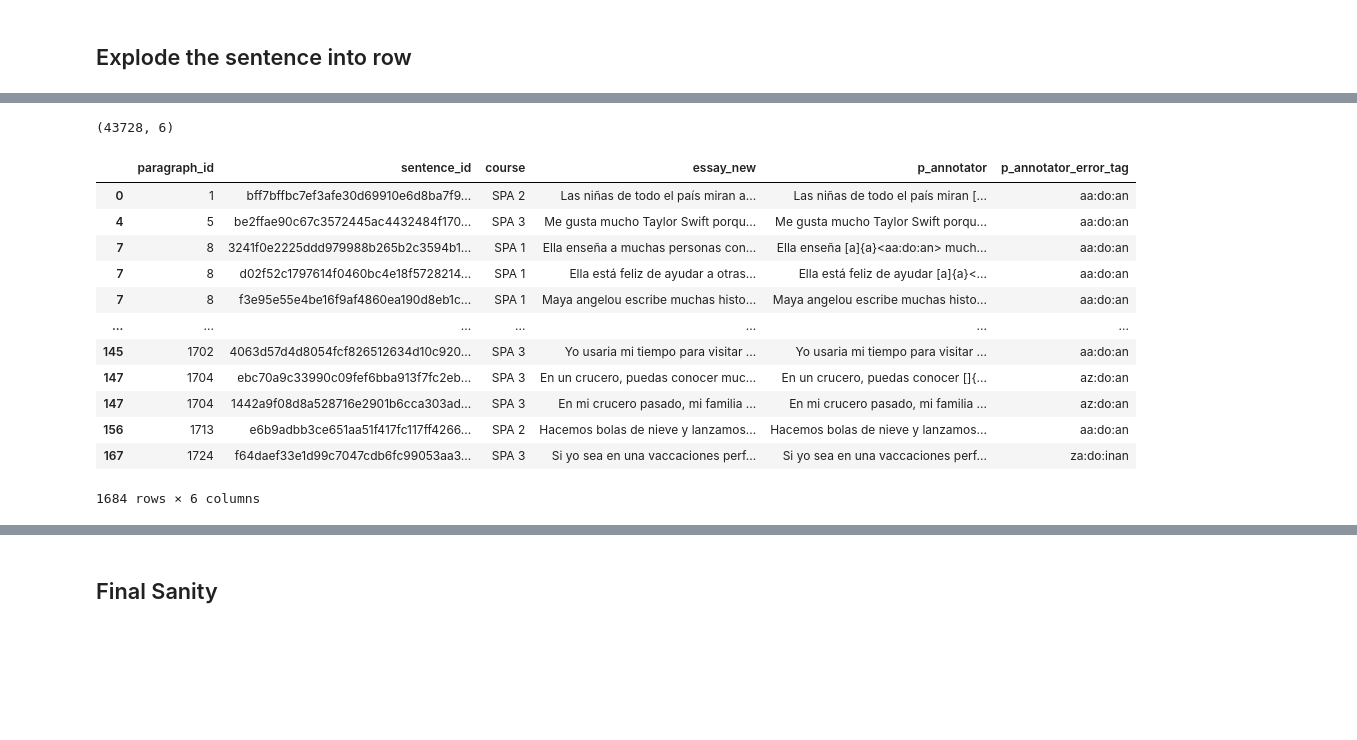
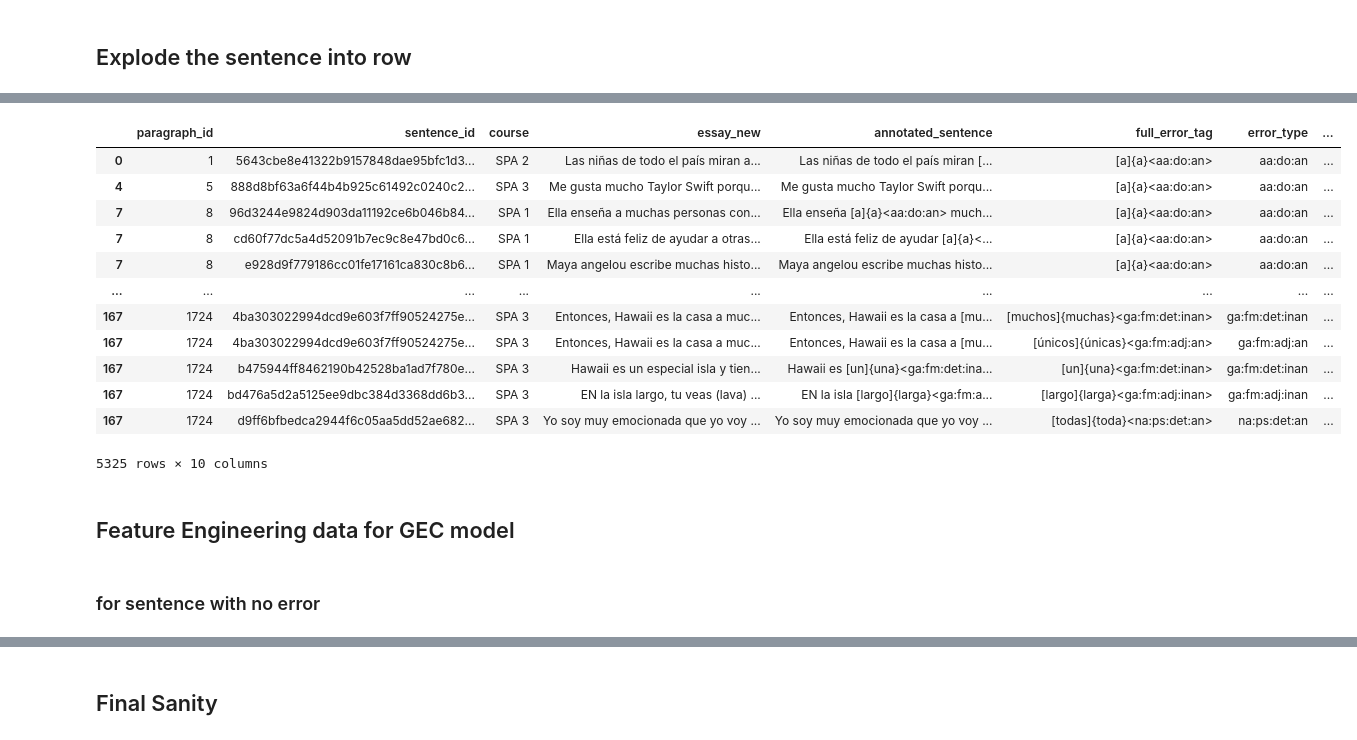
Before and after one commit to team-langbot/model_gec, a Jupyter notebook: EDA.ipynb, the cells around one changed output, grey strips where cells are left out. Drawn from its saved outputs; the diff is of its cells as text; code cells hidden in the pictures; blank space fills up the shorter version.

```diff
--- a/EDA.ipynb
+++ b/EDA.ipynb
@@ -314,5 +337,5 @@ df_split['p_anno_error_cnt'] = df_split['p_annotator'].str.count(pattern)
 df_split['g_anno_error_cnt'] = df_split['g_annotator'].str.count(pattern)
 # %%
 # extracting all the errors into the list
-df_split['p_annotator_error_tag'] = df_split['p_annotator'].str.findall('\[.*?\]\{.*?\}\<(.*?)\>')
-df_split['g_annotator_error_tag'] = df_split['g_annotator'].str.findall('\[.*?\]\{.*?\}\<(.*?)\>')
+df_split['p_annotator_error_tag'] = df_split['p_annotator'].str.findall('\[.*?\]\{.*?\}\<.*?\>')
+df_split['g_annotator_error_tag'] = df_split['g_annotator'].str.findall('\[.*?\]\{.*?\}\<.*?\>')
@@ -319,7 +358,11 @@ df_split['g_annotator_error_tag'] = df_split['g_annotator'].str.findall('\[.*?\]
 # %%
 # normalize the dataset
 df1 = df_split[['paragraph_id', 'sentence_id','course','essay_new', 'p_annotator','p_annotator_error_tag']]
-df2 = df_split[['paragraph_id', 'sentence_id','course','essay_new', 'p_annotator','p_annotator_error_tag']]
+df2 = df_split[['paragraph_id', 'sentence_id','course','essay_new', 'g_annotator','g_annotator_error_tag']]
 #TODO: Above line should have g_annotator and g_annotator_error?
 
+df1 = df1.rename(columns={'p_annotator': 'annotated_sentence', 'p_annotator_error_tag': 'full_error_tag'})
+df2 = df2.rename(columns={'g_annotator': 'annotated_sentence', 'g_annotator_error_tag': 'full_error_tag'})
+
+
 df_normalize = pd.concat([df1, df2], axis=0)
@@ -328,20 +369,29 @@ df_final = df_normalize.explode(['p_annotator_error_tag'])
-# %%
-df_final.shape
-# %% [output]
-(43728, 6)
+# %%
+# sentence with multiple error tags get explode into copy of the corresponding sentence
+df_final = df_normalize.explode(['full_error_tag'])
+# %%
+# get error_tag  #correction  #error
+
+df_final['error_tag'] = df_final['full_error_tag'].str.extract(r'\[.*?\]\{.*?\}\<(.*?)\>')
+df_final['correction'] = df_final['full_error_tag'].str.extract(r'\[.*?\]\{(.*?)\}\<.*?\>')
+df_final['error'] = df_final['full_error_tag'].str.extract(r'\[(.*?)\]\{.*?\}\<.*?\>')
 # %%
-df_final[df_final['p_annotator_error_tag'].notnull()]
+df_final[df_final['error_tag'].notnull()]
 # %% [output]
-|  | paragraph_id | sentence_id | course | essay_new | p_annotator | p_annotator_error_tag |
-| 0 | 1 | bff7bffbc7ef3afe30d69910e6d8ba7f9... | SPA 2 | Las niñas de todo el país miran a... | Las niñas de todo el país miran [... | aa:do:an |
-| 4 | 5 | be2ffae90c67c3572445ac4432484f170... | SPA 3 | Me gusta mucho Taylor Swift porqu... | Me gusta mucho Taylor Swift porqu... | aa:do:an |
-| 7 | 8 | 3241f0e2225ddd979988b265b2c3594b1... | SPA 1 | Ella enseña a muchas personas con... | Ella enseña [a]{a}<aa:do:an> much... | aa:do:an |
-| 7 | 8 | d02f52c1797614f0460bc4e18f5728214... | SPA 1 | Ella está feliz de ayudar a otras... | Ella está feliz de ayudar [a]{a}<... | aa:do:an |
-| 7 | 8 | f3e95e55e4be16f9af4860ea190d8eb1c... | SPA 1 | Maya angelou escribe muchas histo... | Maya angelou escribe muchas histo... | aa:do:an |
-| ... | ... | ... | ... | ... | ... | ... |
-| 145 | 1702 | 4063d57d4d8054fcf826512634d10c920... | SPA 3 | Yo usaria mi tiempo para visitar ... | Yo usaria mi tiempo para visitar ... | aa:do:an |
-| 147 | 1704 | ebc70a9c33990c09fef6bba913f7fc2eb... | SPA 3 | En un crucero, puedas conocer muc... | En un crucero, puedas conocer []{... | az:do:an |
-| 147 | 1704 | 1442a9f08d8a528716e2901b6cca303ad... | SPA 3 | En mi crucero pasado, mi familia ... | En mi crucero pasado, mi familia ... | az:do:an |
-| 156 | 1713 | e6b9adbb3ce651aa51f417fc117ff4266... | SPA 2 | Hacemos bolas de nieve y lanzamos... | Hacemos bolas de nieve y lanzamos... | aa:do:an |
-| 167 | 1724 | f64daef33e1d99c7047cdb6fc99053aa3... | SPA 3 | Si yo sea en una vaccaciones perf... | Si yo sea en una vaccaciones perf... | za:do:inan |
+|  | paragraph_id | sentence_id | course | essay_new | annotated_sentence | full_error_tag | error_type | ... |
+| 0 | 1 | 5643cbe8e41322b9157848dae95bfc1d3... | SPA 2 | Las niñas de todo el país miran a... | Las niñas de todo el país miran [... | [a]{a}<aa:do:an> | aa:do:an | ... |
+| 4 | 5 | 888d8bf63a6f44b4b925c61492c0240c2... | SPA 3 | Me gusta mucho Taylor Swift porqu... | Me gusta mucho Taylor Swift porqu... | [a]{a}<aa:do:an> | aa:do:an | ... |
+| 7 | 8 | 96d3244e9824d903da11192ce6b046b84... | SPA 1 | Ella enseña a muchas personas con... | Ella enseña [a]{a}<aa:do:an> much... | [a]{a}<aa:do:an> | aa:do:an | ... |
+| 7 | 8 | cd60f77dc5a4d52091b7ec9c8e47bd0c6... | SPA 1 | Ella está feliz de ayudar a otras... | Ella está feliz de ayudar [a]{a}<... | [a]{a}<aa:do:an> | aa:do:an | ... |
+| 7 | 8 | e928d9f779186cc01fe17161ca830c8b6... | SPA 1 | Maya angelou escribe muchas histo... | Maya angelou escribe muchas histo... | [a]{a}<aa:do:an> | aa:do:an | ... |
+| ... | ... | ... | ... | ... | ... | ... | ... | ... |
+| 167 | 1724 | 4ba303022994dcd9e603f7ff90524275e... | SPA 3 | Entonces, Hawaii es la casa a muc... | Entonces, Hawaii es la casa a [mu... | [muchos]{muchas}<ga:fm:det:inan> | ga:fm:det:inan | ... |
+| 167 | 1724 | 4ba303022994dcd9e603f7ff90524275e... | SPA 3 | Entonces, Hawaii es la casa a muc... | Entonces, Hawaii es la casa a [mu... | [únicos]{únicas}<ga:fm:adj:an> | ga:fm:adj:an | ... |
+| 167 | 1724 | b475944ff8462190b42528ba1ad7f780e... | SPA 3 | Hawaii es un especial isla y tien... | Hawaii es [un]{una}<ga:fm:det:ina... | [un]{una}<ga:fm:det:inan> | ga:fm:det:inan | ... |
+| 167 | 1724 | bd476a5d2a5125ee9dbc384d3368dd6b3... | SPA 3 | EN la isla largo, tu veas (lava) ... | EN la isla [largo]{larga}<ga:fm:a... | [largo]{larga}<ga:fm:adj:inan> | ga:fm:adj:inan | ... |
+| 167 | 1724 | d9ff6bfbedca2944f6c05aa5dd52ae682... | SPA 3 | Yo soy muy emocionada que yo voy ... | Yo soy muy emocionada que yo voy ... | [todas]{toda}<na:ps:det:an> | na:ps:det:an | ... |
-1684 rows × 6 columns
+5325 rows × 10 columns
+# %% [markdown]
+## Feature Engineering data for GEC model
+# %% [markdown]
+### for sentence with no error
```
Also changed, not shown: parts of 19 cells of this notebook.
